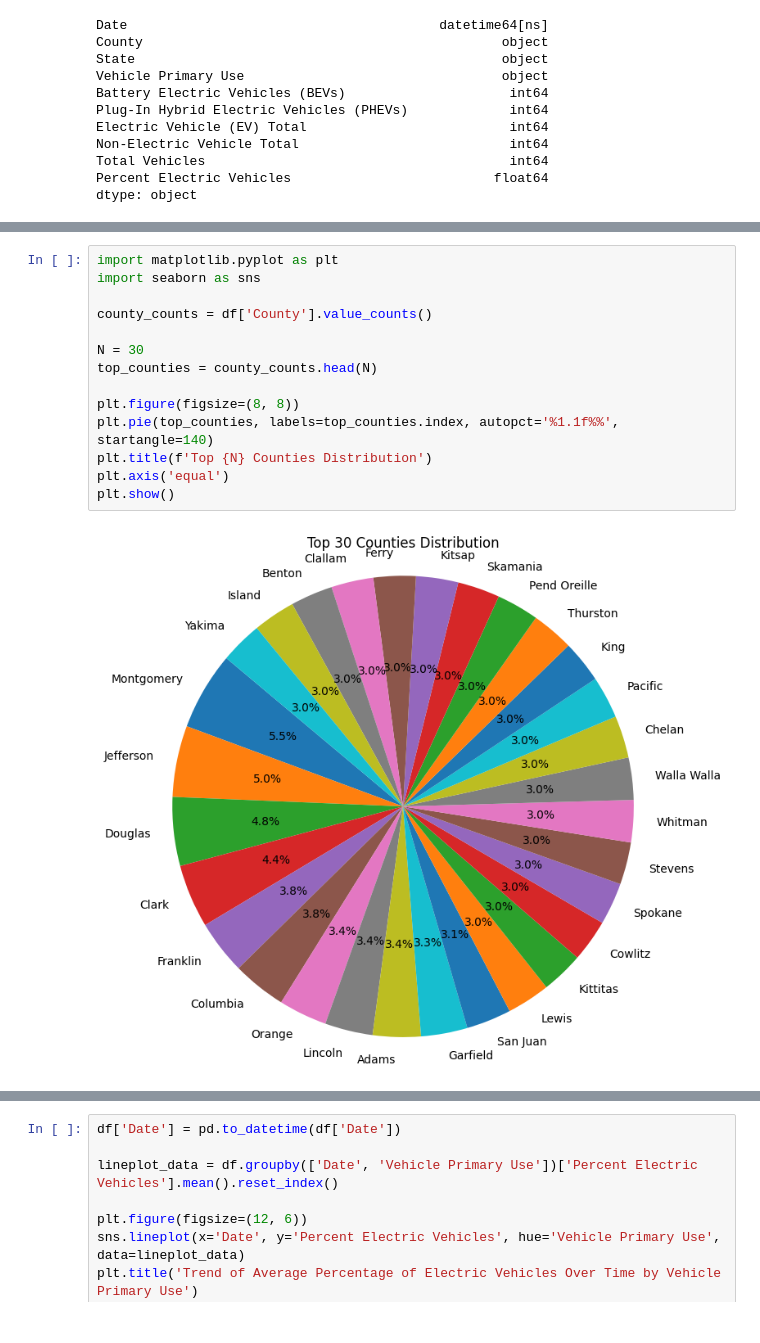
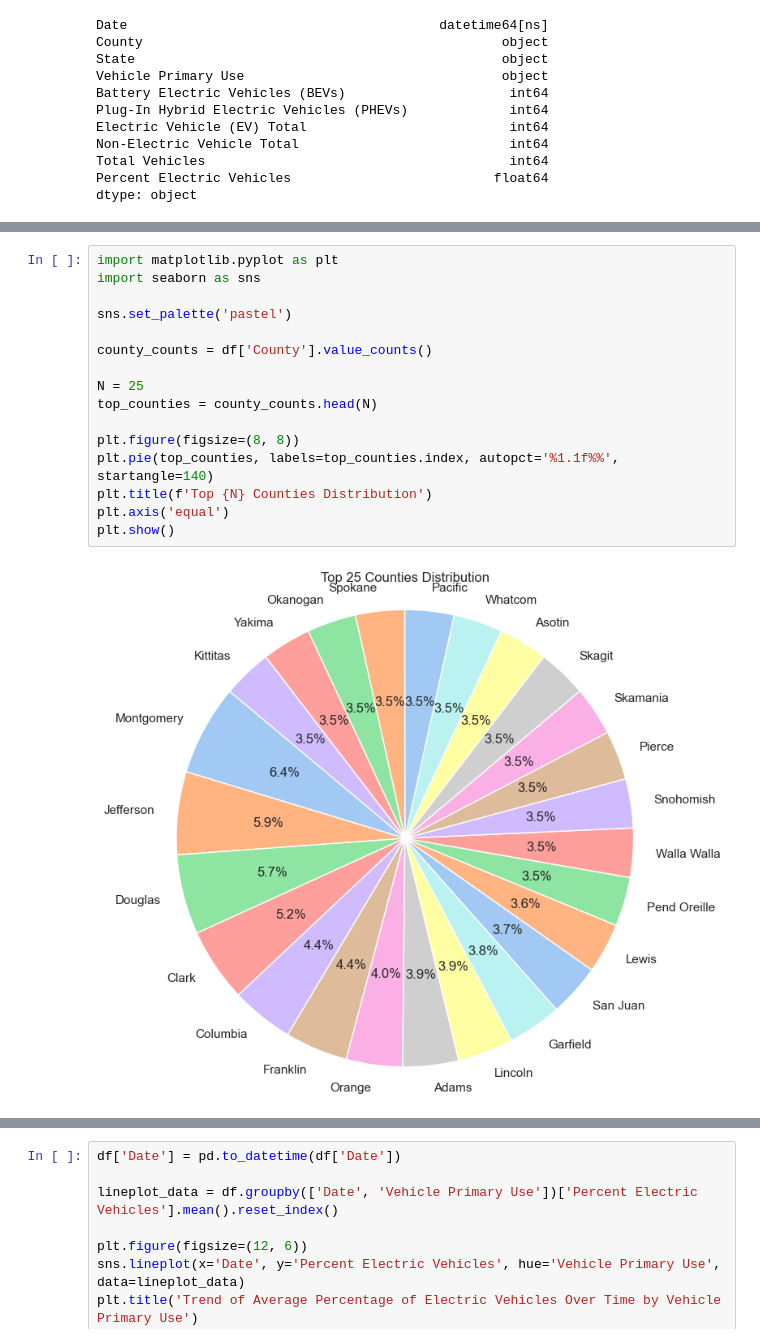
Before and after one commit to Ramsha-amir26/DAP-TABA, a Jupyter notebook: EVPopulation.ipynb, the cells around one changed output, grey strips where cells are left out. Cells and saved outputs as stored; diff of their text form.

```diff
--- a/EVPopulation.ipynb
+++ b/EVPopulation.ipynb
@@ -131,17 +131,19 @@ Unique counties: ['Whitman' 'Cowlitz' 'Island' 'Dallas' 'Mercer' 'Allen' 'Solano
 # %%
 import matplotlib.pyplot as plt
 import seaborn as sns
 
+sns.set_palette('pastel')
+
 county_counts = df['County'].value_counts()
 
-N = 30
+N = 25
 top_counties = county_counts.head(N)
 
 plt.figure(figsize=(8, 8))
 plt.pie(top_counties, labels=top_counties.index, autopct='%1.1f%%', startangle=140)
 plt.title(f'Top {N} Counties Distribution')
 plt.axis('equal')
 plt.show()
 # %% [output]
-[figure, old version]
+[figure, new version]
 # %%
```
Also changed, not shown: parts of 13 cells of this notebook, 2 other files.
